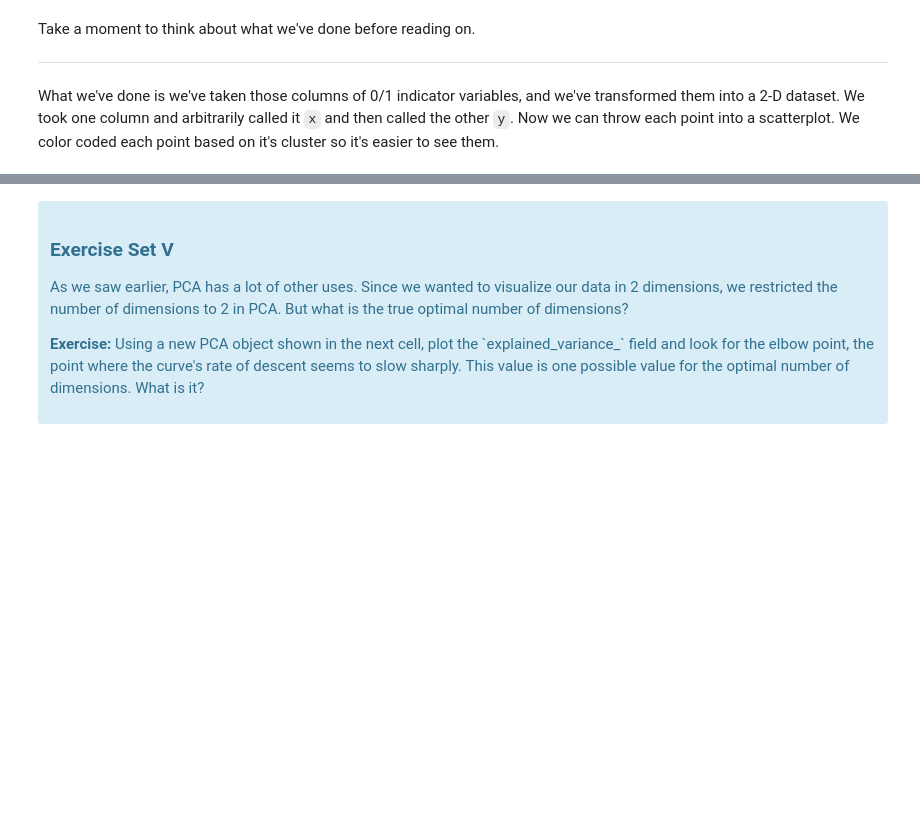
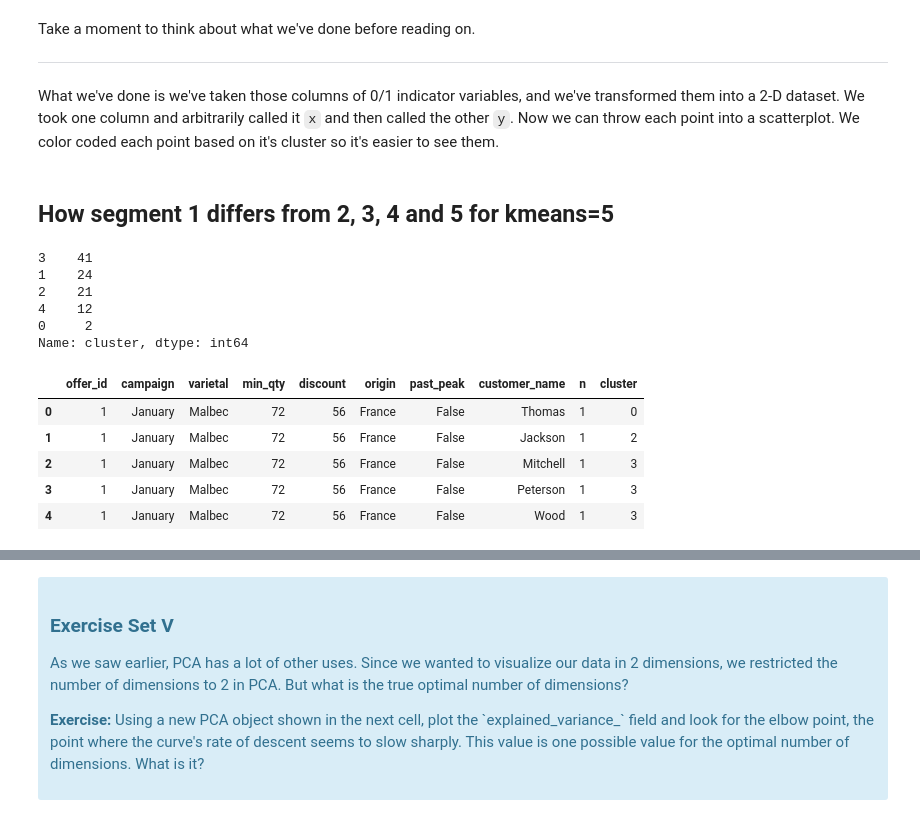
Before and after one commit to saimoom026/Springboard, a Jupyter notebook: springboard/Clustering Case Study/ClusteringCaseStudyCustomerSegmentationwithK_MeansTier3.ipynb, the cells around one changed output, grey strips where cells are left out. Saved outputs shown, nothing was run; the diff lists cells and outputs as text; code cells hidden in the pictures; blank space fills up the shorter version.

Commit message:
unit 15 clustering case study updated

```diff
--- a/springboard/Clustering Case Study/ClusteringCaseStudyCustomerSegmentationwithK_MeansTier3.ipynb
+++ b/springboard/Clustering Case Study/ClusteringCaseStudyCustomerSegmentationwithK_MeansTier3.ipynb
@@ -402,3 +427,33 @@ Take a moment to think about what we've done before reading on.
 -----------------------------
 
 What we've done is we've taken those columns of 0/1 indicator variables, and we've transformed them into a 2-D dataset. We took one column and arbitrarily called it `x` and then called the other `y`. Now we can throw each point into a scatterplot. We color coded each point based on it's cluster so it's easier to see them.
+# %% [markdown]
+## How segment 1 differs from 2, 3, 4 and 5 for kmeans=5
+# %%
+# assign associated 'cluster number' for each customer in the 'pivoted' dataframe
+cluster = sklearn.cluster.KMeans(n_clusters=5)
+# slice matrix so we only include the 0/1 indicator columns in the clustering
+pivoted['cluster'] = cluster.fit_predict(pivoted[pivoted.columns[2:]])
+pivoted.cluster.value_counts()
+# %% [output]
+3    41
+1    24
+2    21
+4    12
+0     2
+Name: cluster, dtype: int64
+# %%
+pivoted=pivoted.reset_index()
+# taking just the 'customer_name' and 'cluster' columns and save as new 'customer_clusters' dataframe
+customer_clusters = pivoted[['customer_name', 'cluster']]
+# %%
+df = pd.merge(df_transactions, customer_clusters)
+df = pd.merge(df_offers, df)
+df.head()
+# %% [output]
+|  | offer_id | campaign | varietal | min_qty | discount | origin | past_peak | customer_name | n | cluster |
+| 0 | 1 | January | Malbec | 72 | 56 | France | False | Thomas | 1 | 0 |
+| 1 | 1 | January | Malbec | 72 | 56 | France | False | Jackson | 1 | 2 |
+| 2 | 1 | January | Malbec | 72 | 56 | France | False | Mitchell | 1 | 3 |
+| 3 | 1 | January | Malbec | 72 | 56 | France | False | Peterson | 1 | 3 |
+| 4 | 1 | January | Malbec | 72 | 56 | France | False | Wood | 1 | 3 |
```
Also changed, not shown: parts of 17 cells of this notebook.
